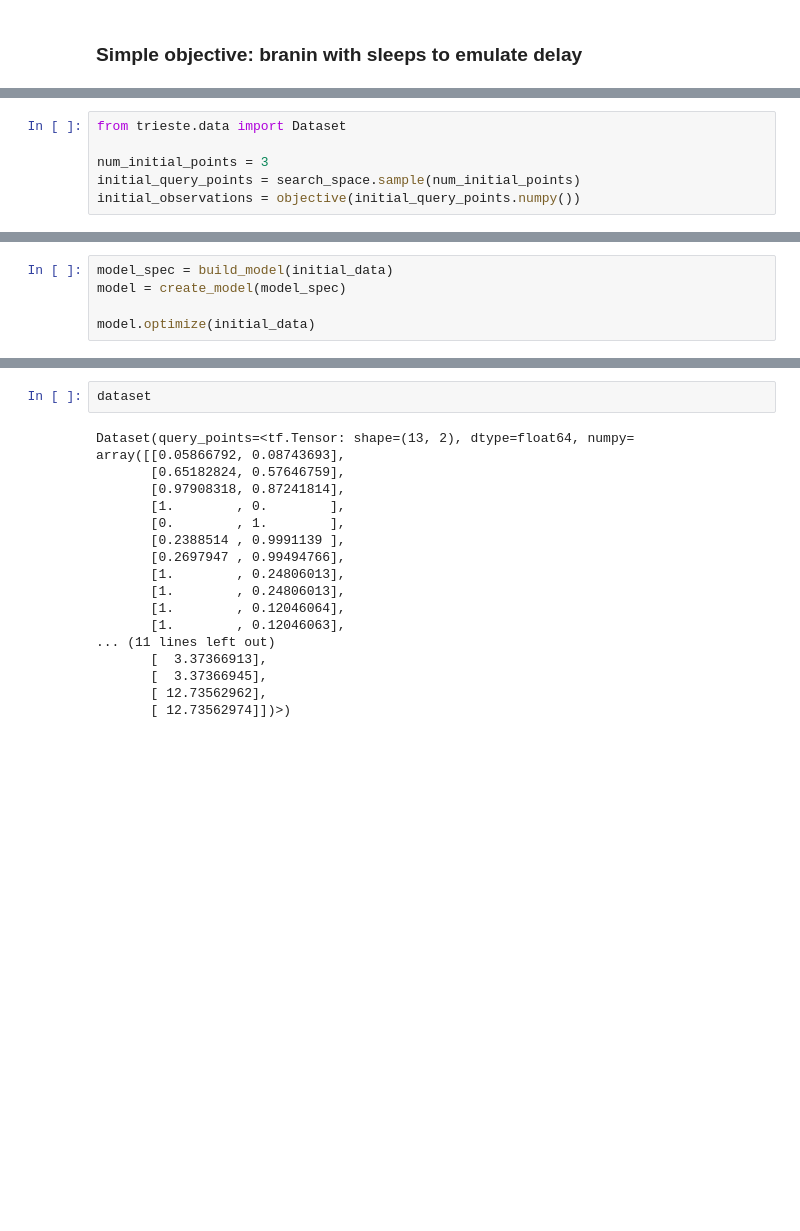
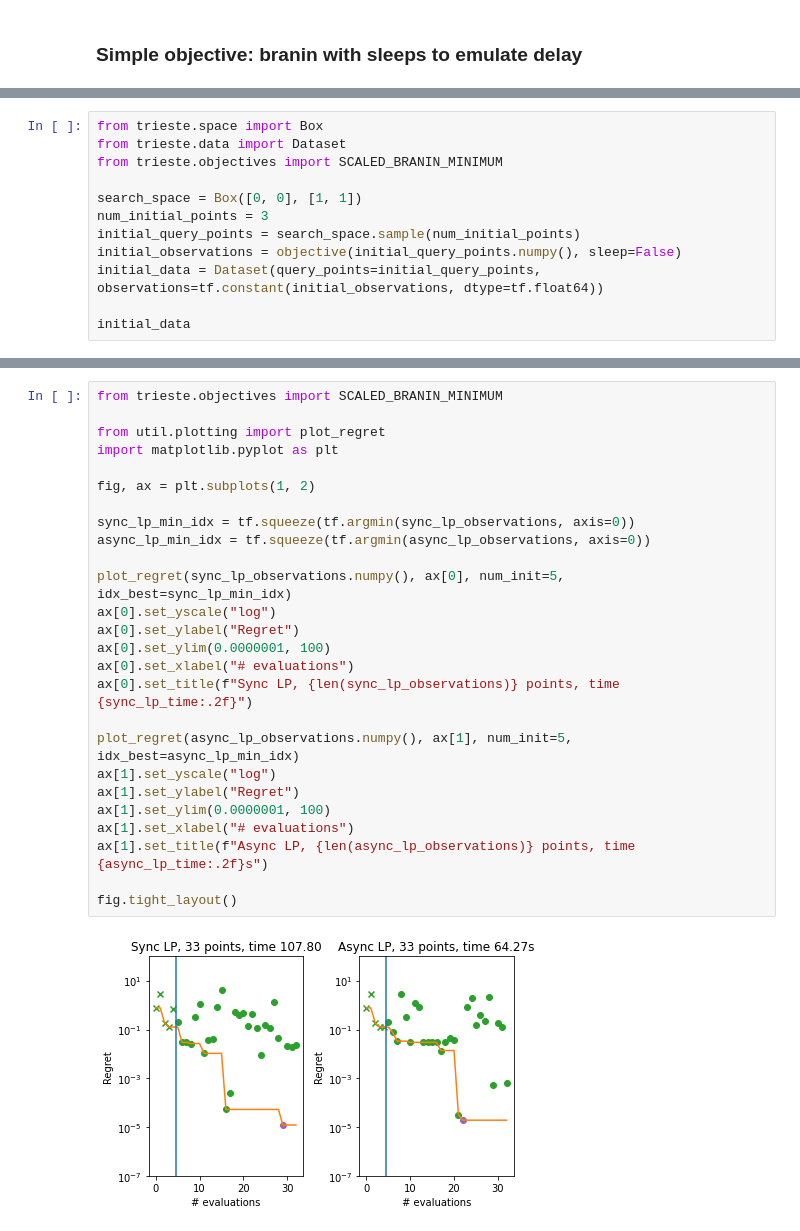
Before and after one commit to secondmind-labs/trieste, a Jupyter notebook: docs/notebooks/async_bo_demo.ipynb, the cells around one changed output, grey strips where cells are left out. Saved outputs shown, nothing was run; the diff lists cells and outputs as text; blank space fills up the shorter version.

Commit message:
Add plotting to notebook

```diff
--- a/docs/notebooks/async_bo_demo.ipynb
+++ b/docs/notebooks/async_bo_demo.ipynb
@@ -54,6 +57,12 @@ search_space = Box([0, 0], [1, 1])
 # %%
+from trieste.space import Box
 from trieste.data import Dataset
+from trieste.objectives import SCALED_BRANIN_MINIMUM
 
+search_space = Box([0, 0], [1, 1])
 num_initial_points = 3
 initial_query_points = search_space.sample(num_initial_points)
-initial_observations = objective(initial_query_points.numpy())
+initial_observations = objective(initial_query_points.numpy(), sleep=False)
+initial_data = Dataset(query_points=initial_query_points, observations=tf.constant(initial_observations, dtype=tf.float64))
+
+initial_data
@@ -91,8 +95,3 @@ def build_model(data):
             "minimize_args": {"options": dict(maxiter=100)},
         },
     })
-# %%
-model_spec = build_model(initial_data)
-model = create_model(model_spec)
-
-model.optimize(initial_data)
@@ -244,20 +297,28 @@ Time : 57.96770138099964
-# %%
-dataset
-# %% [output]
-Dataset(query_points=<tf.Tensor: shape=(13, 2), dtype=float64, numpy=
-array([[0.05866792, 0.08743693],
-       [0.65182824, 0.57646759],
-       [0.97908318, 0.87241814],
-       [1.        , 0.        ],
-       [0.        , 1.        ],
-       [0.2388514 , 0.9991139 ],
-       [0.2697947 , 0.99494766],
-       [1.        , 0.24806013],
-       [1.        , 0.24806013],
-       [1.        , 0.12046064],
-       [1.        , 0.12046063],
-... (11 lines left out)
-       [  3.37366913],
-       [  3.37366945],
-       [ 12.73562962],
-       [ 12.73562974]])>)
+# %%
+from trieste.objectives import SCALED_BRANIN_MINIMUM
+
+from util.plotting import plot_regret
+import matplotlib.pyplot as plt
+
+fig, ax = plt.subplots(1, 2)
+
+sync_lp_min_idx = tf.squeeze(tf.argmin(sync_lp_observations, axis=0))
+async_lp_min_idx = tf.squeeze(tf.argmin(async_lp_observations, axis=0))
+
+plot_regret(sync_lp_observations.numpy(), ax[0], num_init=5, idx_best=sync_lp_min_idx)
+ax[0].set_yscale("log")
+ax[0].set_ylabel("Regret")
+ax[0].set_ylim(0.0000001, 100)
+ax[0].set_xlabel("# evaluations")
+ax[0].set_title(f"Sync LP, {len(sync_lp_observations)} points, time {sync_lp_time:.2f}")
+
+plot_regret(async_lp_observations.numpy(), ax[1], num_init=5, idx_best=async_lp_min_idx)
+ax[1].set_yscale("log")
+ax[1].set_ylabel("Regret")
+ax[1].set_ylim(0.0000001, 100)
+ax[1].set_xlabel("# evaluations")
+ax[1].set_title(f"Async LP, {len(async_lp_observations)} points, time {async_lp_time:.2f}s")
+
+fig.tight_layout()
+# %% [output]
+[figure, added]
```
Also changed, not shown: parts of 22 cells of this notebook, 1 other file.
